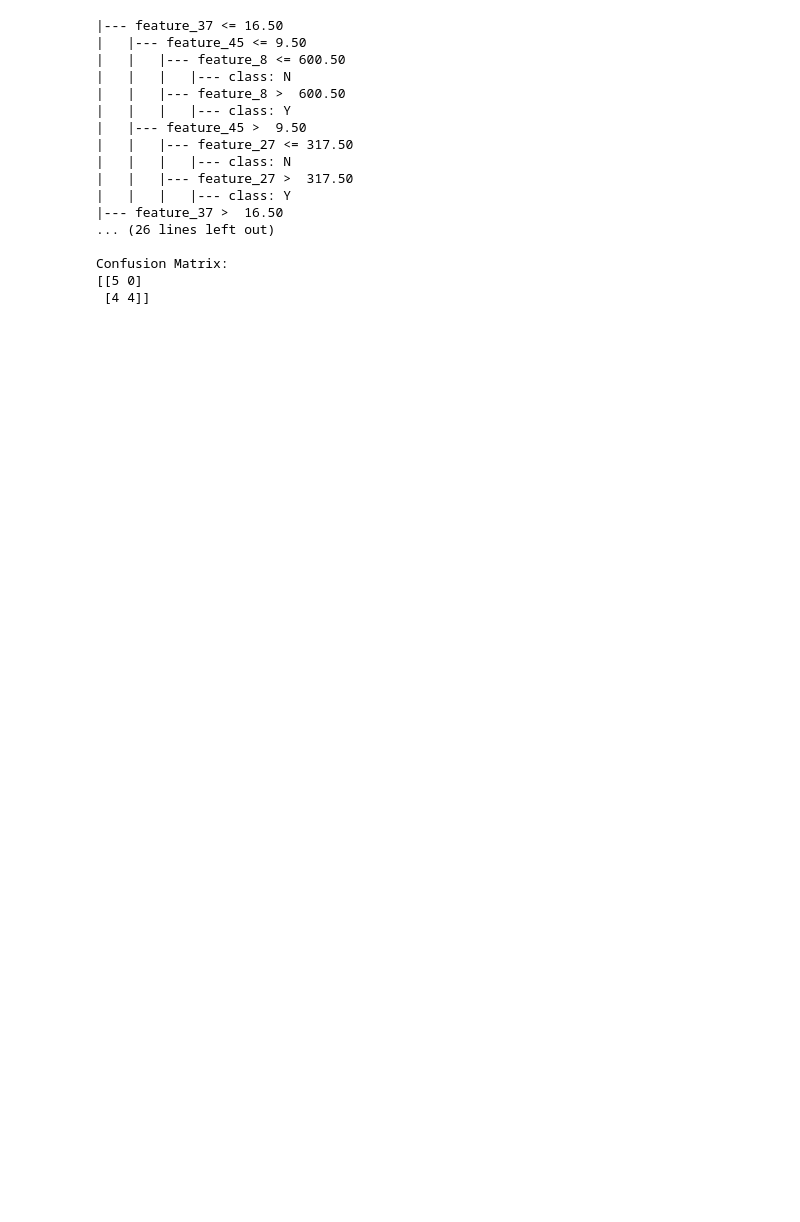
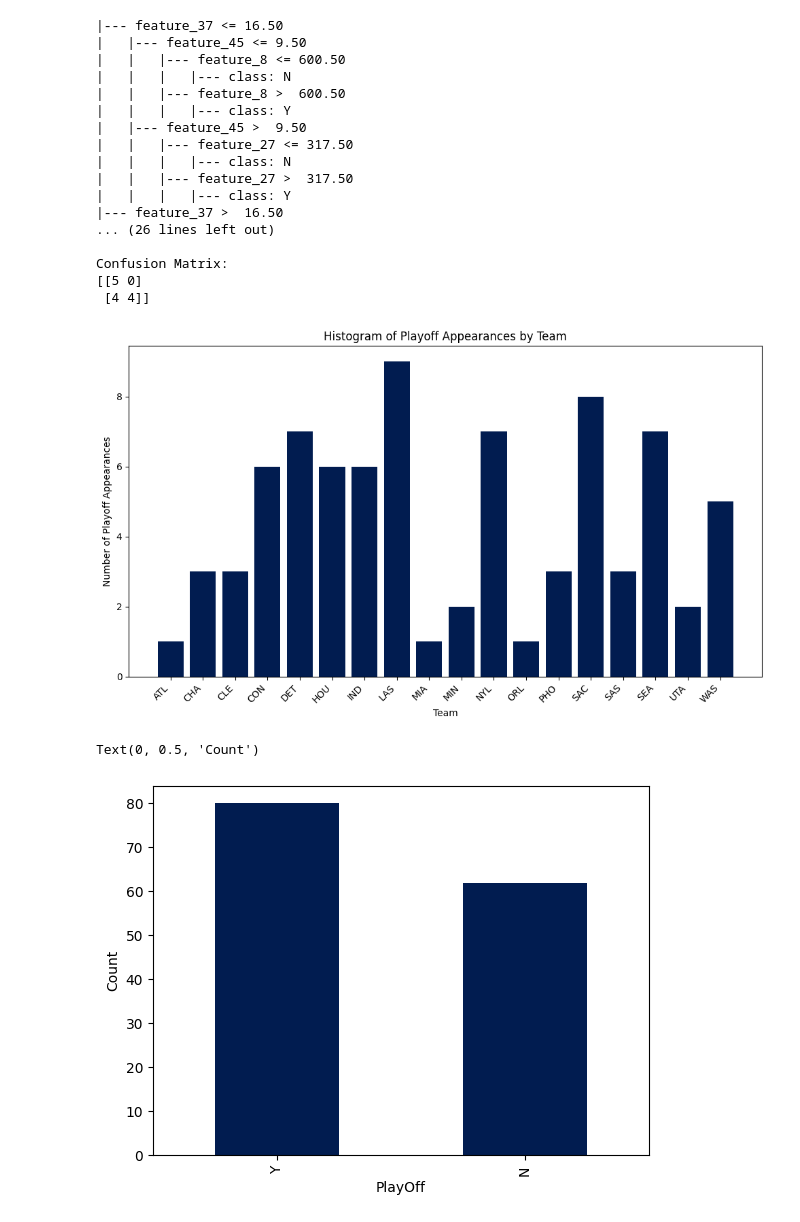
Before and after one commit to brunabrasil/FEUP-AC, a Jupyter notebook: pipeline.ipynb, the cells around one changed output. Cells and saved outputs as stored; diff of their text form; code cells hidden in the pictures; blank space fills up the shorter version.

```diff
--- a/pipeline.ipynb
+++ b/pipeline.ipynb
@@ -69,3 +69,36 @@ print(cm)
 Confusion Matrix:
 [[5 0]
  [4 4]]
+# %%
+import matplotlib.pyplot as plt
+
+df = pd.read_csv("./Dataset/teams.csv")
+
+# Assuming 'df' is your DataFrame
+# Select the relevant columns
+playoff_data = df[['year', 'tmID', 'playoff']]
+
+# Filter only rows where 'playoff' is 'Y' for playoff appearance
+playoff_teams = playoff_data[playoff_data['playoff'] == 'Y']
+
+# Group by 'tmID' and count the number of playoff appearances
+playoff_counts = playoff_teams.groupby('tmID').size()
+
+# Plotting the histogram
+plt.figure(figsize=(10, 6))
+plt.bar(playoff_counts.index, playoff_counts.values, color='#011C50')
+plt.xlabel('Team')
+plt.ylabel('Number of Playoff Appearances')
+plt.title('Histogram of Playoff Appearances by Team')
+plt.xticks(rotation=45, ha='right')
+plt.tight_layout()
+plt.show()
+
+
+df["playoff"].value_counts().plot.bar(color="#011C50")
+plt.xlabel("PlayOff")
+plt.ylabel("Count")
+# %% [output]
+[figure, added]
+Text(0, 0.5, 'Count')
+[figure, added]
```
Also changed, not shown: parts of 2 cells of this notebook.
